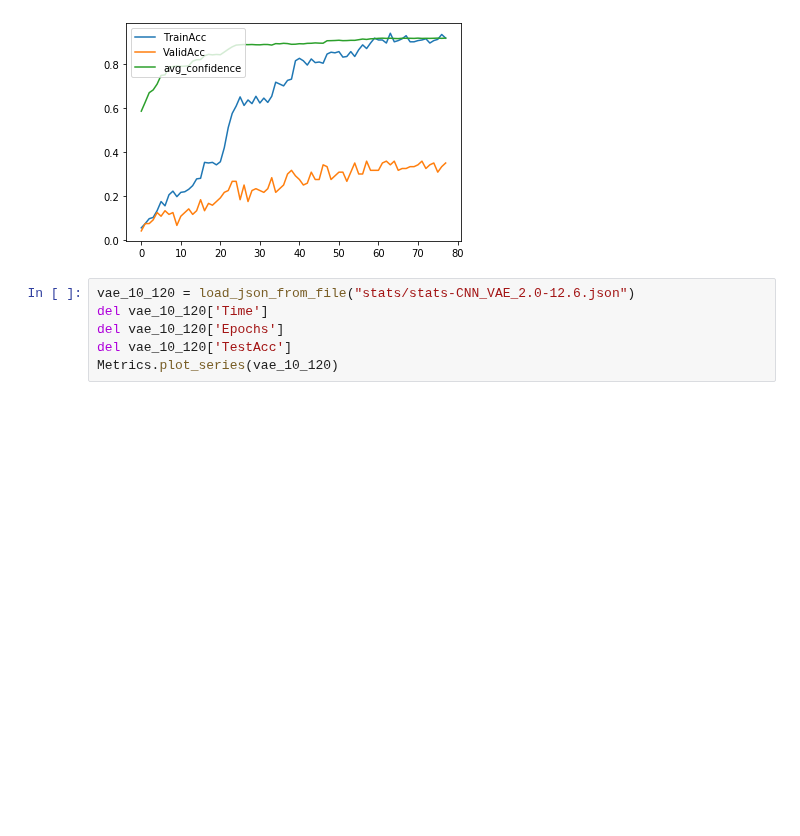
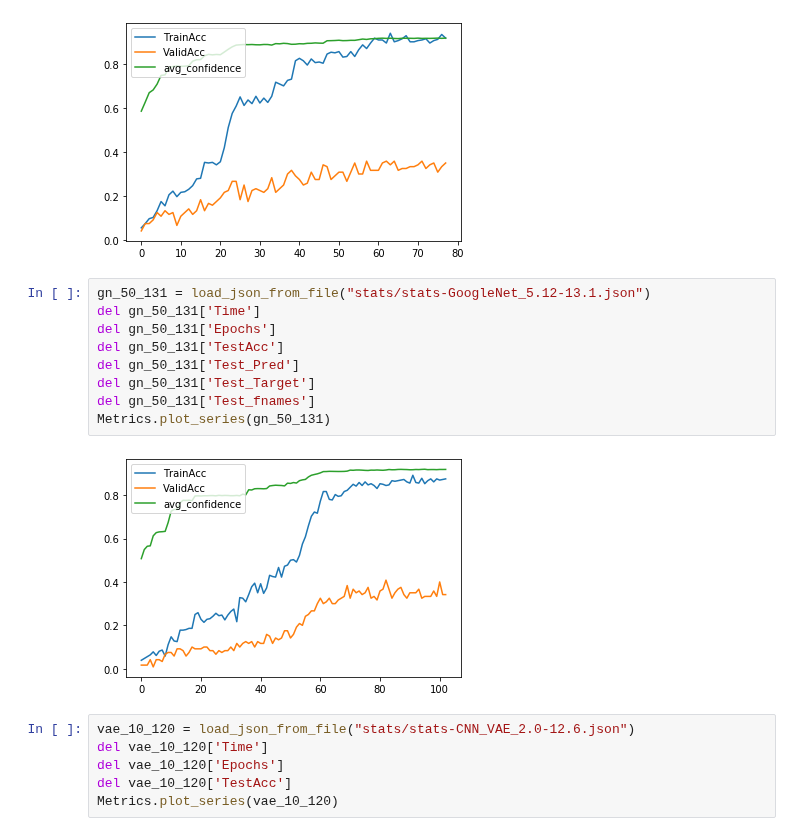
Before and after one commit to Saadmaghani/urfp-hab-plankton, a Jupyter notebook: plot Train Validation .ipynb, the cells around one changed output. Saved outputs shown, nothing was run; the diff lists cells and outputs as text; blank space fills up the shorter version.

```diff
--- a/plot Train Validation .ipynb
+++ b/plot Train Validation .ipynb
@@ -22,6 +22,17 @@ del gn_50_131['Test_fnames']
 Metrics.plot_series(gn_50_131)
 # %% [output]
 [figure]
+# %%
+gn_50_131 = load_json_from_file("stats/stats-GoogleNet_5.12-13.1.json")
+del gn_50_131['Time']
+del gn_50_131['Epochs']
+del gn_50_131['TestAcc']
+del gn_50_131['Test_Pred']
+del gn_50_131['Test_Target']
+del gn_50_131['Test_fnames']
+Metrics.plot_series(gn_50_131)
+# %% [output]
+[figure, added]
 # %%
 vae_10_120 = load_json_from_file("stats/stats-CNN_VAE_2.0-12.6.json")
 del vae_10_120['Time']
```
Also changed, not shown: 2 other files.
